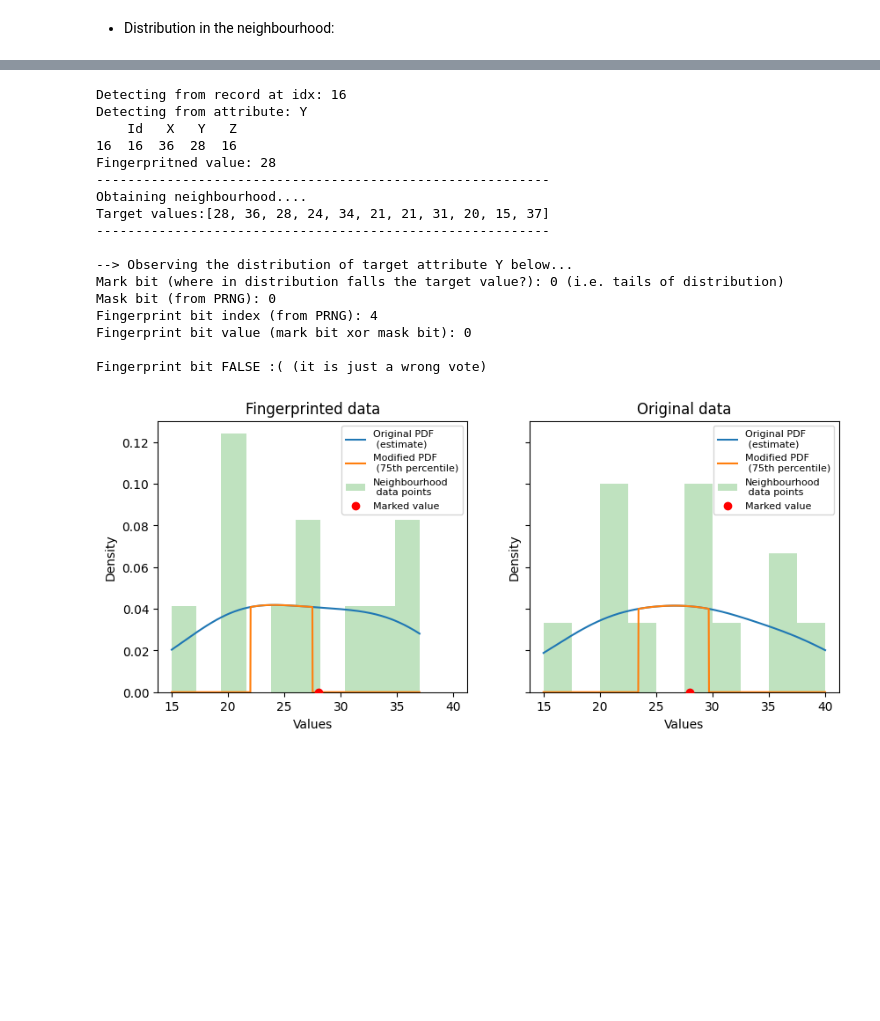
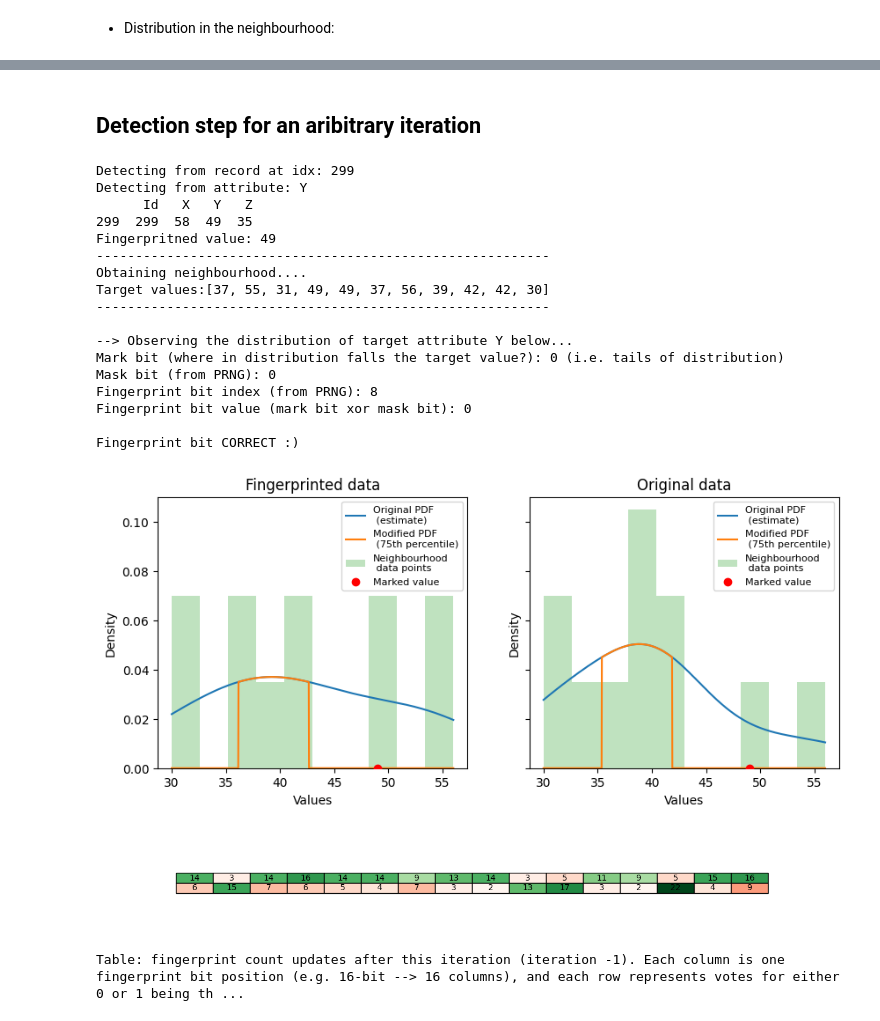
Before and after one commit to tanjascats/NCorr-FP, a Jupyter notebook: NCorrFP-demo-continuous.ipynb, the cells around one changed output, grey strips where cells are left out. Cells and saved outputs as stored; diff of their text form; code cells hidden in the pictures; blank space fills up the shorter version.

Commit message:
NCorrFP for continuous variable algorithm and demo complete

```diff
--- a/NCorrFP-demo-continuous.ipynb
+++ b/NCorrFP-demo-continuous.ipynb
@@ -66,5 +56,5 @@ Runtime: 0 ms.
 # %%
-fingerprint = [0,1,0,1,1,1,0,0]
+fingerprint = [0,1,0,0,0,0,0,0,0,1,1,0,0,1,0,0]
 # %% [markdown]
 ## 1. Insertion algorithm (embedding) <a class="anchor" id="insertion"></a>
 The insertion algorithm takes as input:
@@ -553,6 +552,6 @@ Neighbourhood idx: [36, 12, 24, 26, 15, 39, 6, 7, 8, 9, 10, 11, 0, 13, 14, 2, 16
 # %%
 # max(det_iter_log[1]['dist'])
 # fingerprinted_data.iloc[det_iter_log[1]['neighbors']]
-target_values_det = list(dataset.iloc[det_iter_log[1]['neighbors']][det_iter_log[1]['attribute']])
+target_values_det = list(fingerprinted_data.iloc[det_iter_log[1]['neighbors']][det_iter_log[1]['attribute']])
 print('Target values:' + str(target_values_det))
 # %% [output]
@@ -611,0 +613,20 @@ print(det_iter_log[1]['fingerprint_bit']) # --> 0 (mark bit xor mask bit)
+# %% [markdown]
+## Detection step for an aribitrary iteration
+# %%
+# for converting fingerprint to color pattern for plotting the count state
+def binary_to_pairs(binary_list):
+    # Initialize an empty list to store the result
+    result = []
+
+    # Iterate over each element in the binary list
+    for value in binary_list:
+        if value == 0:
+            # If the input value is 0, create the pair (1, 0)
+            pair = (1, 0)
+        else:
+            # If the input value is 1, create the pair (0, 1)
+            pair = (0, 1)
+        # Append the pair to the result list
+        result.append(pair)
+
+    return result
@@ -657,24 +728,29 @@ def show_detection_iteration(iteration):
         print('\nFingerprint bit CORRECT :)')
     else:
         print('\nFingerprint bit FALSE :( (it is just a wrong vote)')
+
+    plot_count_updates(det_iter_log[iteration]['count_state'], fingerprint)
+    print('Table: fingerprint count updates after this iteration (iteration {}). Each column is one fingerprint bit position (e.g. 16-bit --> 16 columns), and each row represents votes for either 0 or 1 being the value of that bit. The final decision is made at the end af the detection algorithm according to majority vote.'.format(iteration))
 # %%
-show_detection_iteration(16)
+show_detection_iteration(-1)
 # %% [output]
-Detecting from record at idx: 16
+Detecting from record at idx: 299
 Detecting from attribute: Y
-    Id   X   Y   Z
-16  16  36  28  16
-Fingerpritned value: 28
+      Id   X   Y   Z
+299  299  58  49  35
+Fingerpritned value: 49
 ----------------------------------------------------------
 Obtaining neighbourhood....
-Target values:[28, 36, 28, 24, 34, 21, 21, 31, 20, 15, 37]
+Target values:[37, 55, 31, 49, 49, 37, 56, 39, 42, 42, 30]
 ----------------------------------------------------------
 
 --> Observing the distribution of target attribute Y below...
 Mark bit (where in distribution falls the target value?): 0 (i.e. tails of distribution)
 Mask bit (from PRNG): 0
-Fingerprint bit index (from PRNG): 4
+Fingerprint bit index (from PRNG): 8
 Fingerprint bit value (mark bit xor mask bit): 0
 
-Fingerprint bit FALSE :( (it is just a wrong vote)
+Fingerprint bit CORRECT :)
-[figure, old version]
+[figure, new version]
+[figure, added]
+Table: fingerprint count updates after this iteration (iteration -1). Each column is one fingerprint bit position (e.g. 16-bit --> 16 columns), and each row represents votes for either 0 or 1 being th ...
```
Also changed, not shown: parts of 91 cells of this notebook, 2 other files.
